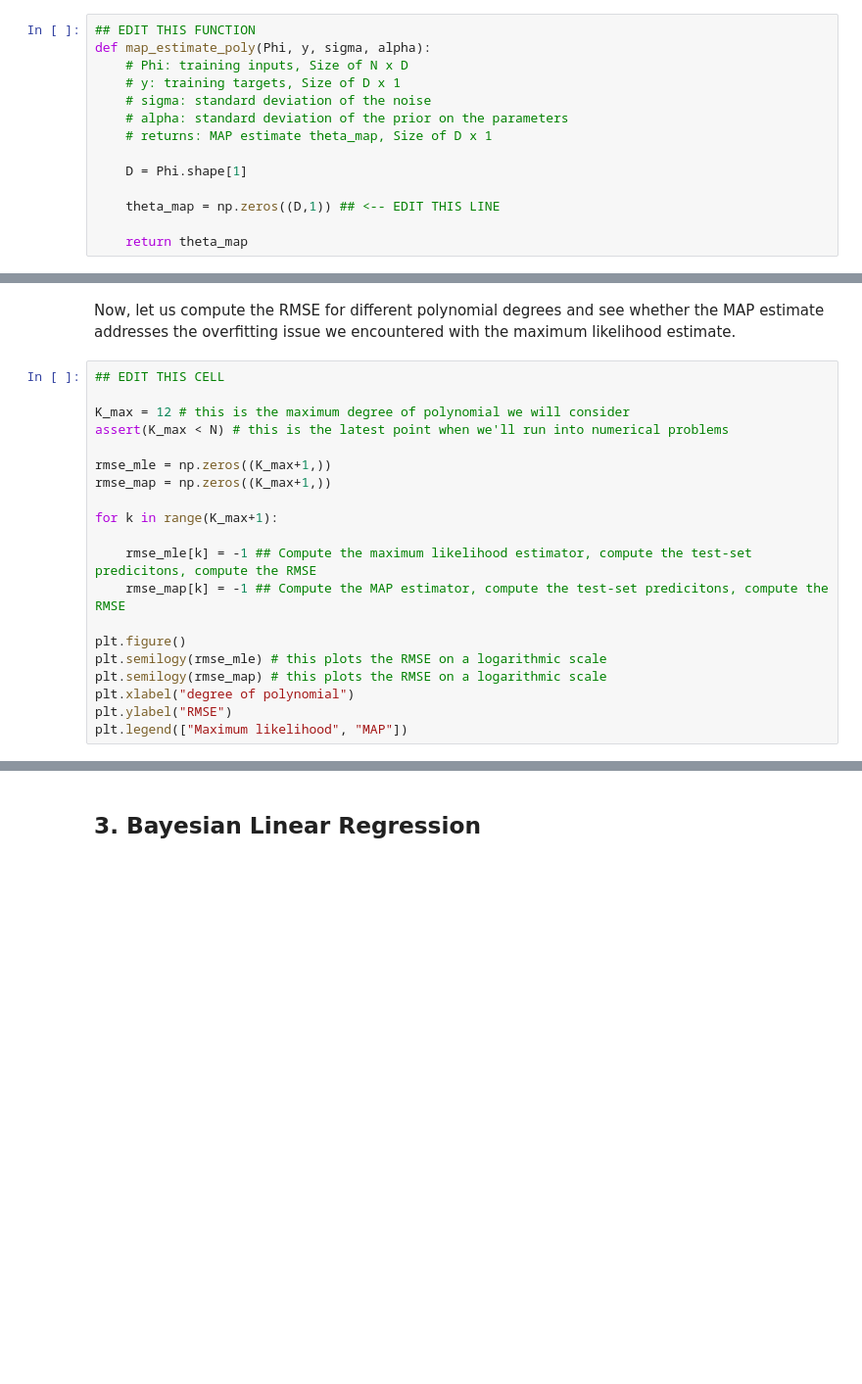
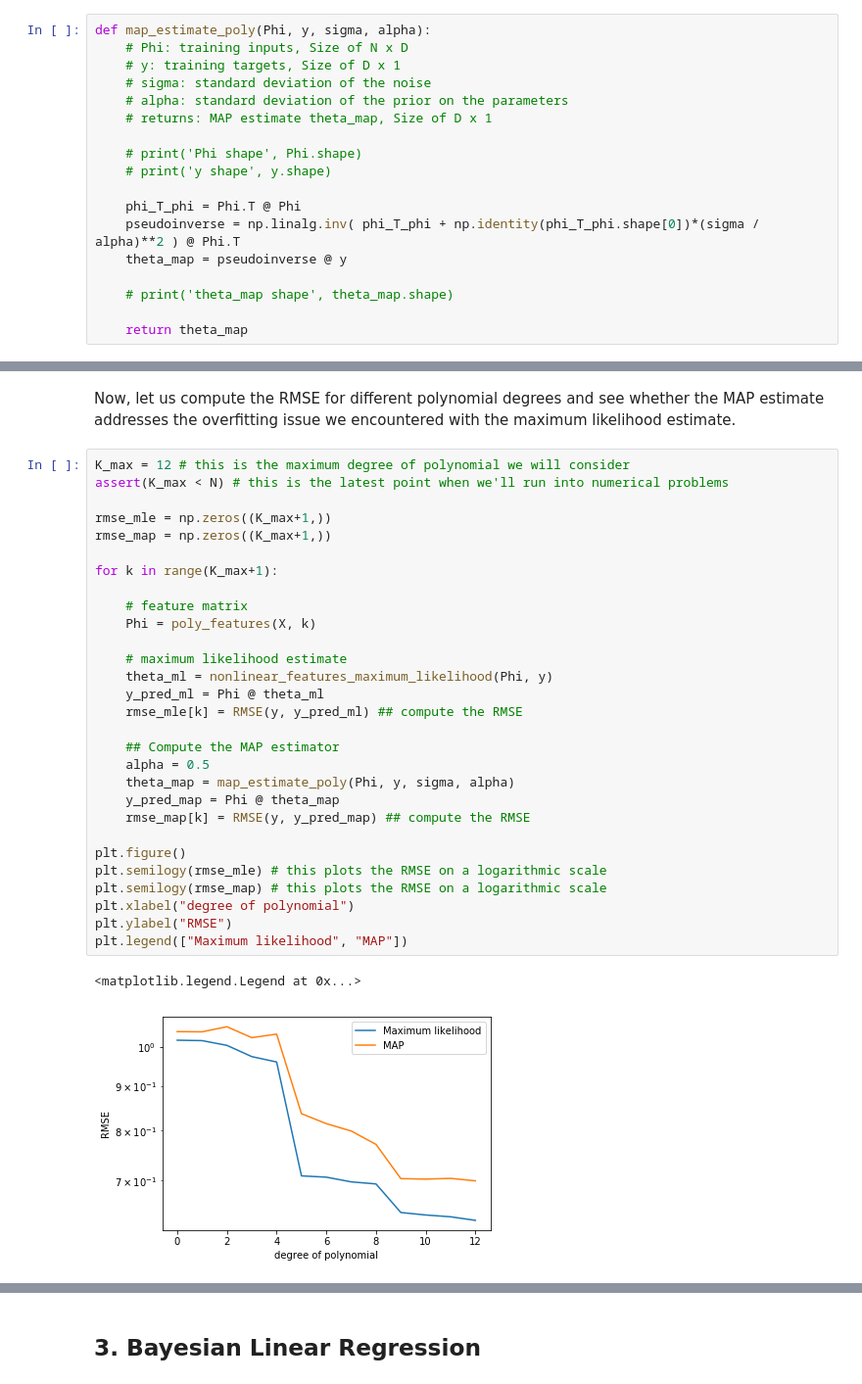
Before and after one commit to sean578/mml-book.github.io, a Jupyter notebook: tutorials/tutorial_linear_regression.ipynb, the cells around one changed output, grey strips where cells are left out. Shown at 98% size. Drawn from its saved outputs; the diff is of its cells as text; blank space fills up the shorter version.

```diff
--- a/tutorials/tutorial_linear_regression.ipynb
+++ b/tutorials/tutorial_linear_regression.ipynb
@@ -561,7 +561,6 @@ $$
 $$
 where $\sigma^2$ is the variance of the noise.
 # %%
-## EDIT THIS FUNCTION
 def map_estimate_poly(Phi, y, sigma, alpha):
     # Phi: training inputs, Size of N x D
     # y: training targets, Size of D x 1
@@ -569,9 +568,14 @@ def map_estimate_poly(Phi, y, sigma, alpha):
     # alpha: standard deviation of the prior on the parameters
     # returns: MAP estimate theta_map, Size of D x 1
 
-    D = Phi.shape[1]
+    # print('Phi shape', Phi.shape)
+    # print('y shape', y.shape)
 
-    theta_map = np.zeros((D,1)) ## <-- EDIT THIS LINE
+    phi_T_phi = Phi.T @ Phi
+    pseudoinverse = np.linalg.inv( phi_T_phi + np.identity(phi_T_phi.shape[0])*(sigma / alpha)**2 ) @ Phi.T
+    theta_map = pseudoinverse @ y
+
+    # print('theta_map shape', theta_map.shape)
 
     return theta_map
 # %%
@@ -628,25 +649,37 @@ print(np.hstack([theta_ml, theta_map]))
 # %% [markdown]
 Now, let us compute the RMSE for different polynomial degrees and see whether the MAP estimate addresses the overfitting issue we encountered with the maximum likelihood estimate.
 # %%
-## EDIT THIS CELL
-
 K_max = 12 # this is the maximum degree of polynomial we will consider
 assert(K_max < N) # this is the latest point when we'll run into numerical problems
 
 rmse_mle = np.zeros((K_max+1,))
 rmse_map = np.zeros((K_max+1,))
 
 for k in range(K_max+1):
 
-    rmse_mle[k] = -1 ## Compute the maximum likelihood estimator, compute the test-set predicitons, compute the RMSE
-    rmse_map[k] = -1 ## Compute the MAP estimator, compute the test-set predicitons, compute the RMSE
+    # feature matrix
+    Phi = poly_features(X, k)
+
+    # maximum likelihood estimate
+    theta_ml = nonlinear_features_maximum_likelihood(Phi, y)
+    y_pred_ml = Phi @ theta_ml
+    rmse_mle[k] = RMSE(y, y_pred_ml) ## compute the RMSE
+
+    ## Compute the MAP estimator
+    alpha = 0.5
+    theta_map = map_estimate_poly(Phi, y, sigma, alpha)
+    y_pred_map = Phi @ theta_map
+    rmse_map[k] = RMSE(y, y_pred_map) ## compute the RMSE
 
 plt.figure()
 plt.semilogy(rmse_mle) # this plots the RMSE on a logarithmic scale
 plt.semilogy(rmse_map) # this plots the RMSE on a logarithmic scale
 plt.xlabel("degree of polynomial")
 plt.ylabel("RMSE")
 plt.legend(["Maximum likelihood", "MAP"])
+# %% [output]
+<matplotlib.legend.Legend at 0x...>
+[figure, added]
 # %% [markdown]
 #### Questions:
 1. What do you observe?
```
Also changed, not shown: parts of 4 cells of this notebook.
